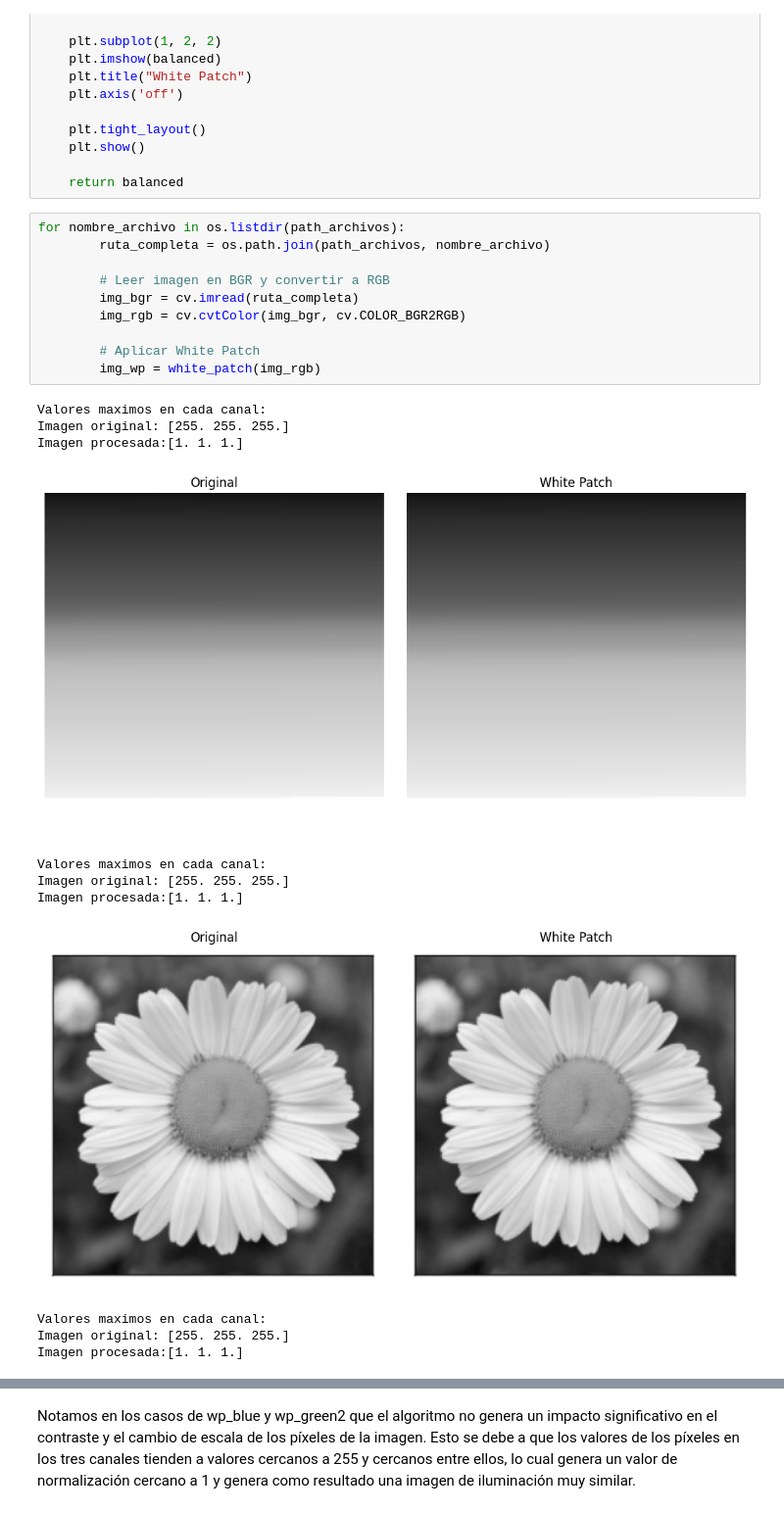
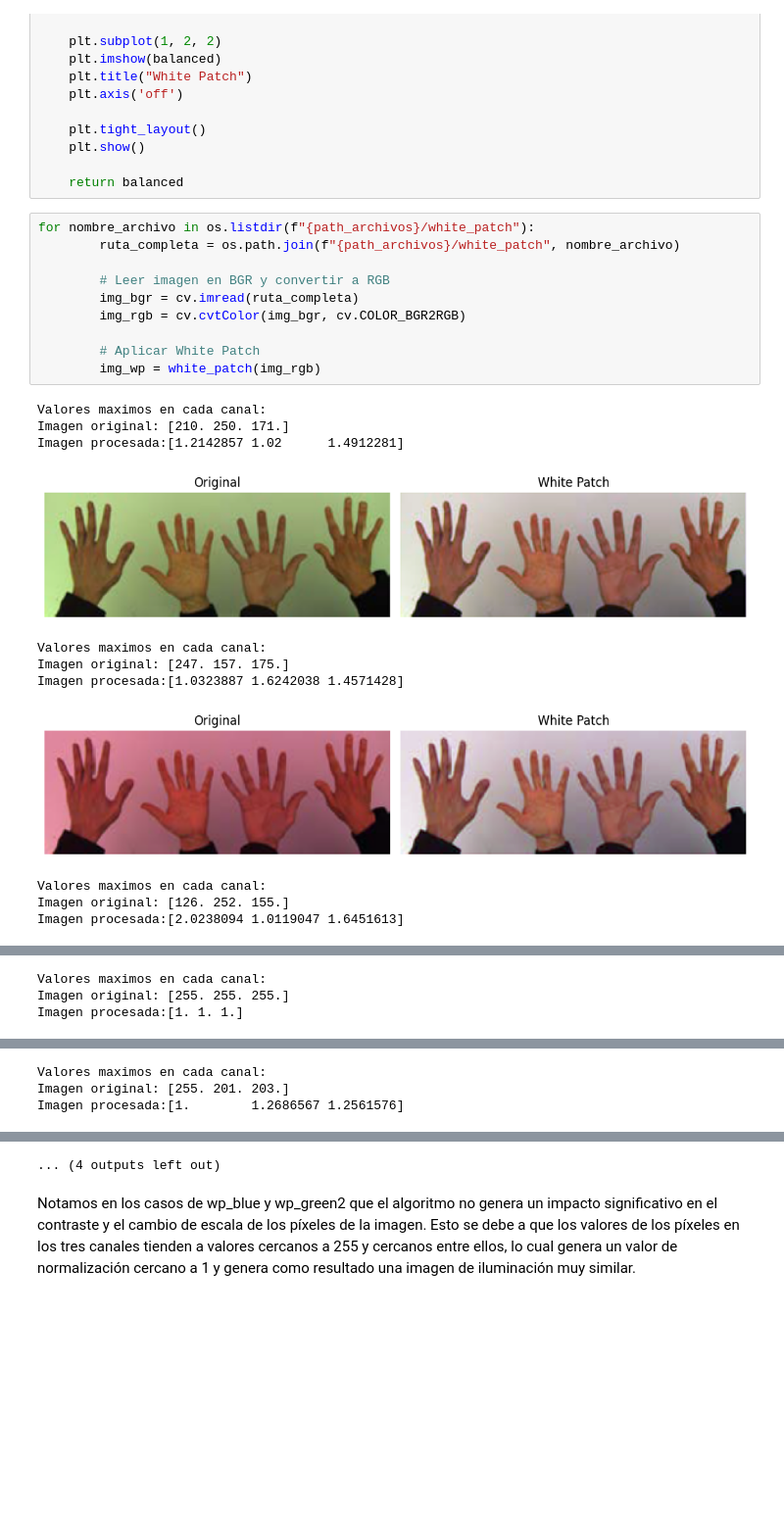
Before and after one commit to alangurmendi/ceia_vision_por_computadora, a Jupyter notebook: TP1_vision_computadora_gurmendi_koller.ipynb, the cells around one changed output, grey strips where cells are left out. Shown at 98% size. Cells and saved outputs as stored; diff of their text form; blank space fills up the shorter version.

```diff
--- a/TP1_vision_computadora_gurmendi_koller.ipynb
+++ b/TP1_vision_computadora_gurmendi_koller.ipynb
@@ -46,24 +45,24 @@ def white_patch(img):
 
     return balanced
 # %%
-for nombre_archivo in os.listdir(path_archivos):
-        ruta_completa = os.path.join(path_archivos, nombre_archivo)
+for nombre_archivo in os.listdir(f"{path_archivos}/white_patch"):
+        ruta_completa = os.path.join(f"{path_archivos}/white_patch", nombre_archivo)
 
         # Leer imagen en BGR y convertir a RGB
         img_bgr = cv.imread(ruta_completa)
         img_rgb = cv.cvtColor(img_bgr, cv.COLOR_BGR2RGB)
 
         # Aplicar White Patch
         img_wp = white_patch(img_rgb)
 # %% [output]
 Valores maximos en cada canal:
-Imagen original: [255. 255. 255.]
-Imagen procesada:[1. 1. 1.]
+Imagen original: [210. 250. 171.]
+Imagen procesada:[1.2142857 1.02      1.4912281]
-[figure, old version]
+[figure, new version]
 Valores maximos en cada canal:
-Imagen original: [255. 255. 255.]
-Imagen procesada:[1. 1. 1.]
+Imagen original: [247. 157. 175.]
+Imagen procesada:[1.0323887 1.6242038 1.4571428]
-[figure, old version]
+[figure, new version]
 Valores maximos en cada canal:
-Imagen original: [255. 255. 255.]
-Imagen procesada:[1. 1. 1.]
+Imagen original: [126. 252. 155.]
+Imagen procesada:[2.0238094 1.0119047 1.6451613]
@@ -71,0 +74,3 @@ error: OpenCV(4.11.0) /io/opencv/modules/imgproc/src/color.cpp:199: error: (-215
+Valores maximos en cada canal:
+Imagen original: [255. 255. 255.]
+Imagen procesada:[1. 1. 1.]
@@ -71,0 +78,3 @@ error: OpenCV(4.11.0) /io/opencv/modules/imgproc/src/color.cpp:199: error: (-215
+Valores maximos en cada canal:
+Imagen original: [255. 201. 203.]
+Imagen procesada:[1.        1.2686567 1.2561576]
@@ -72,3 +82,4 @@ error: OpenCV(4.11.0) /io/opencv/modules/imgproc/src/color.cpp:199: error: (-215
+... (4 outputs left out)
 # %% [markdown]
 Notamos en los casos de wp_blue y wp_green2 que el algoritmo no genera un impacto significativo en el contraste y el cambio de escala de los píxeles de la imagen. Esto se debe a que los valores de los píxeles en los tres canales tienden a valores cercanos a 255 y cercanos entre ellos, lo cual genera un valor de normalización cercano a 1 y genera como resultado una imagen de iluminación muy similar.
 # %%
```
Also changed, not shown: parts of 2 cells of this notebook.
